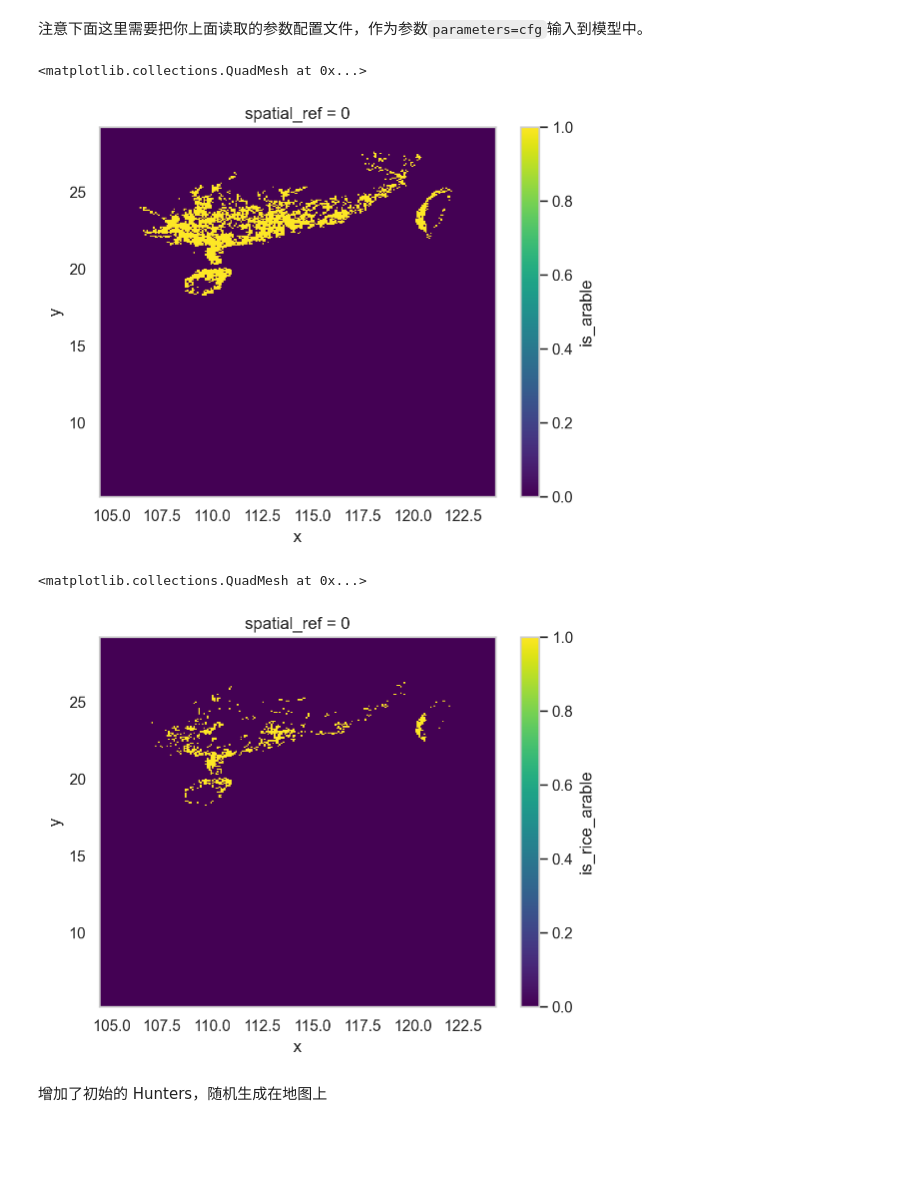
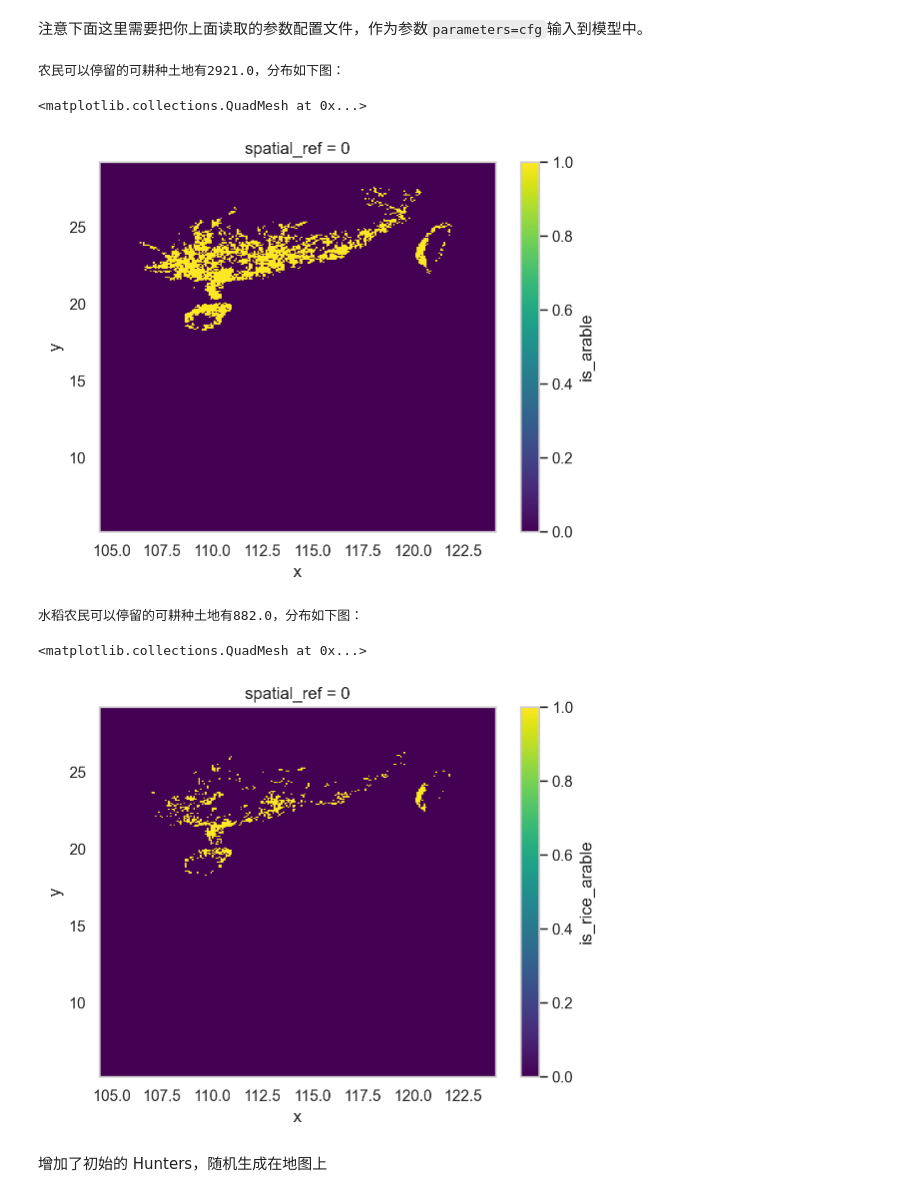
Before and after one commit to SongshGeo/South-China-Livehood-Evolution, a Jupyter notebook: docs/demo.ipynb, the cells around one changed output. Cells and saved outputs as stored; diff of their text form; code cells hidden in the pictures; blank space fills up the shorter version.

```diff
--- a/docs/demo.ipynb
+++ b/docs/demo.ipynb
@@ -44,14 +44,20 @@ from abses_sce.model import Model
 model = Model(parameters=cfg)
 model.params.save_plots = False
 # %%
-model.nature.patchmodule.get_xarray("is_arable").plot()
+arable_land = model.nature.patchmodule.get_xarray("is_arable")
+print(f"农民可以停留的可耕种土地有{arable_land.to_numpy().sum()}，分布如下图：")
+arable_land.plot()
 # %% [output]
-<matplotlib.collections.QuadMesh at 0x...>
+农民可以停留的可耕种土地有2921.0，分布如下图：
+<matplotlib.collections.QuadMesh at 0x...>
-[figure, old version]
+[figure, new version]
 # %%
-model.nature.patchmodule.get_xarray("is_rice_arable").plot()
+rice_arable = model.nature.patchmodule.get_xarray("is_rice_arable")
+print(f"水稻农民可以停留的可耕种土地有{rice_arable.to_numpy().sum()}，分布如下图：")
+rice_arable.plot()
 # %% [output]
-<matplotlib.collections.QuadMesh at 0x...>
+水稻农民可以停留的可耕种土地有882.0，分布如下图：
+<matplotlib.collections.QuadMesh at 0x...>
 [figure]
 # %% [markdown]
 增加了初始的 Hunters，随机生成在地图上
```
